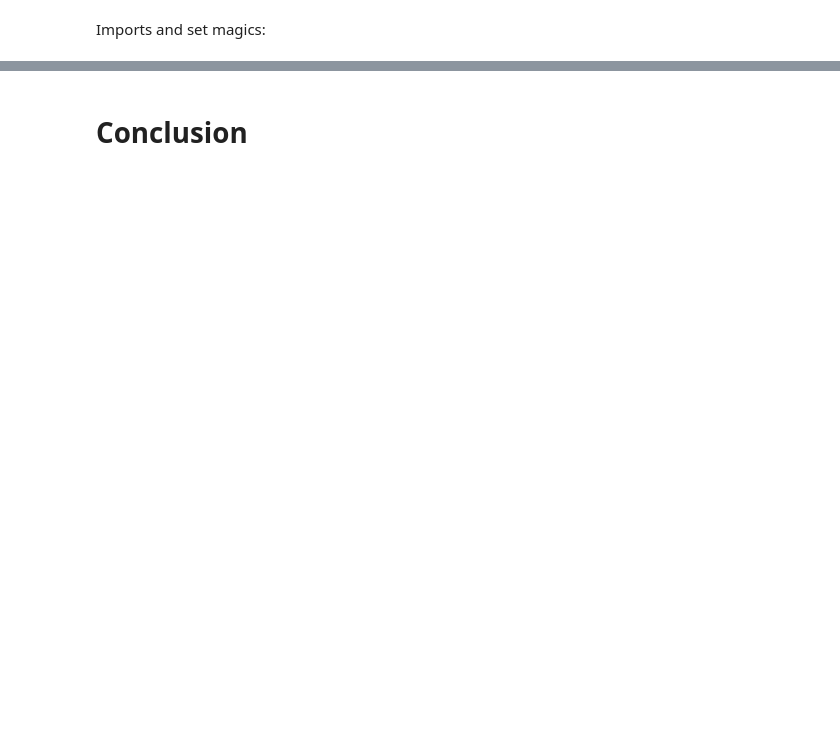
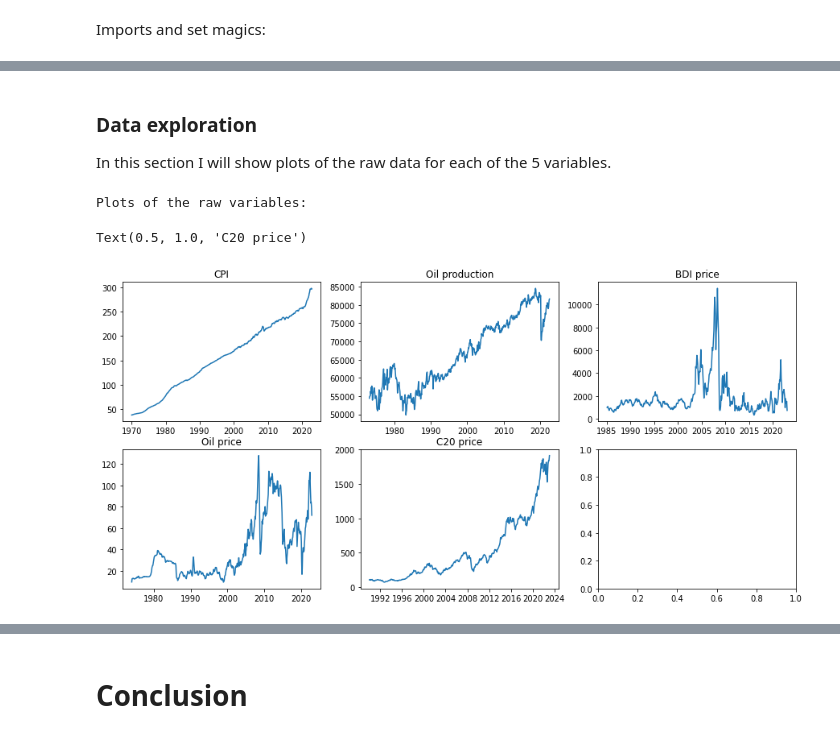
Before and after one commit to NumEconCopenhagen/projects-2023-peter_kj, a Jupyter notebook: dataproject/dataproject.ipynb, the cells around one changed output, grey strips where cells are left out. Cells and saved outputs as stored; diff of their text form; code cells hidden in the pictures; blank space fills up the shorter version.

Commit message:
Final data project upload

```diff
--- a/dataproject/dataproject.ipynb
+++ b/dataproject/dataproject.ipynb
@@ -73,0 +46,20 @@ MAKE FURTHER ANALYSIS. EXPLAIN THE CODE BRIEFLY AND SUMMARIZE THE RESULTS.
+# %%
+CPI = pd.read_csv("CPI.csv")
+print('Raw structure of CPI:')
+display(CPI.head(3))
+
+oil_prod = pd.read_csv("crude_oil_prod.csv")
+print('Raw structure of oil production:')
+display(oil_prod.head(3))
+
+BDI = pd.read_csv("BDI.csv")
+print('Raw structure of Baltic Dry Index:')
+display(BDI.head(3))
+
+oil_price = pd.read_csv("crude_oil_price.csv")
+print('Raw structure of oil price:')
+display(oil_price.head(3))
+
+C20 = pd.read_csv("OMX Copenhagen 20 Historical Data.csv")
+print('Raw structure of OMXC20 index:')
+display(C20.head(3))
@@ -73,0 +173,20 @@ MAKE FURTHER ANALYSIS. EXPLAIN THE CODE BRIEFLY AND SUMMARIZE THE RESULTS.
+# %% [markdown]
+### Data exploration
+In this section I will show plots of the raw data for each of the 5 variables.
+# %%
+print("Plots of the raw variables:")
+fig_raw, axs = plt.subplots(2,3, figsize=(15,7))
+axs[0,0].plot(CPI_clean['Date'], CPI_clean['CPI'])
+axs[0, 0].set_title('CPI')
+axs[0,1].plot(oil_prod_clean['Date'], oil_prod_clean['oil_prod'])
+axs[0, 1].set_title('Oil production')
+axs[0,2].plot(BDI_clean['Date'], BDI_clean['BDI_price'])
+axs[0, 2].set_title('BDI price')
+axs[1,0].plot(oil_price_clean['Date'], oil_price_clean['oil_price'])
+axs[1, 0].set_title('Oil price')
+axs[1,1].plot(C20_clean['Date'], C20_clean['C20_price'])
+axs[1, 1].set_title('C20 price')
+# %% [output]
+Plots of the raw variables:
+Text(0.5, 1.0, 'C20 price')
+[figure, added]
```
Also changed, not shown: parts of 36 cells of this notebook, 2 other files.
